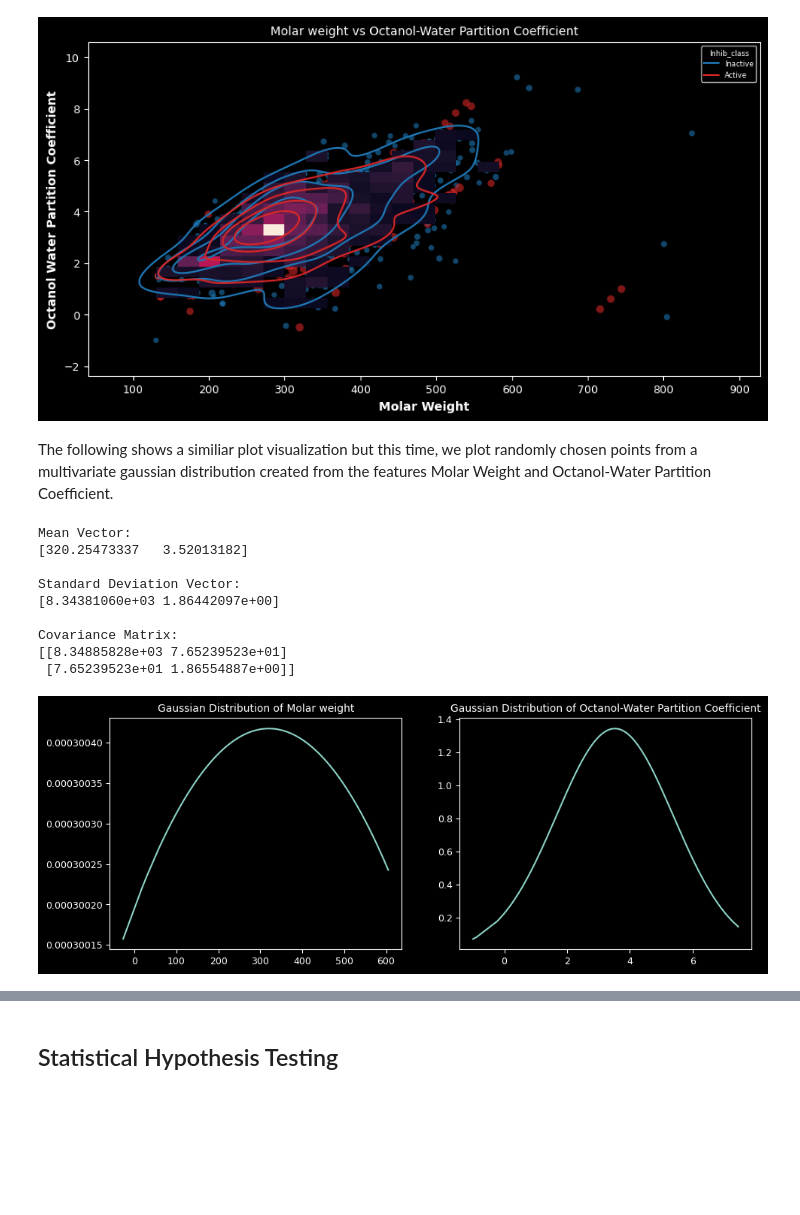
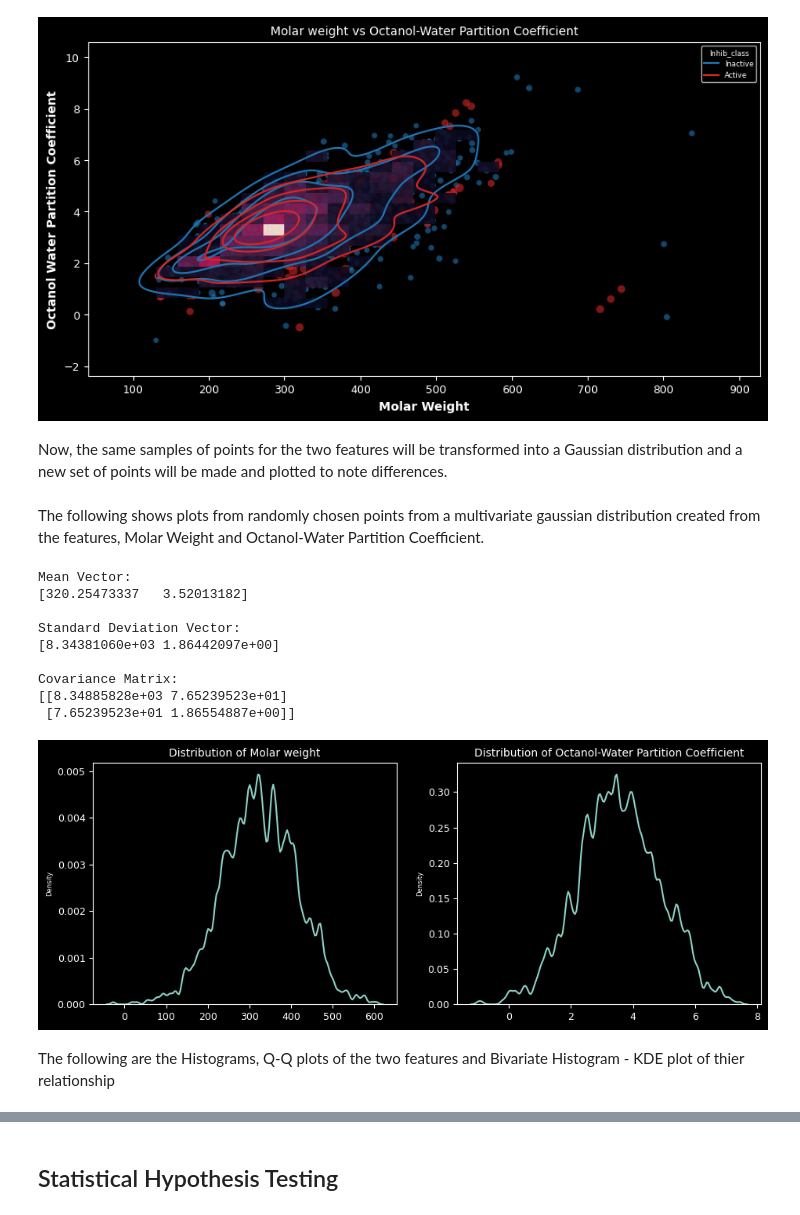
Before and after one commit to Diacod-I/BourneToKill, a Jupyter notebook: BioInfo.ipynb, the cells around one changed output, grey strips where cells are left out. Saved outputs shown, nothing was run; the diff lists cells and outputs as text; code cells hidden in the pictures; blank space fills up the shorter version.

```diff
--- a/BioInfo.ipynb
+++ b/BioInfo.ipynb
@@ -941,32 +989,36 @@ plt.title('Molar weight vs Octanol-Water Partition Coefficient',fontsize=10)
 plt.show()
 # %% [output]
 [figure]
+# %% [markdown]
+Now, the same samples of points for the two features will be transformed into a Gaussian distribution and a new set of points will be made and plotted to note differences.
 # %% [markdown]
-The following shows a similiar plot visualization but this time, we plot randomly chosen points from a multivariate gaussian distribution created from the features Molar Weight and Octanol-Water Partition Coefficient.
+The following shows plots from randomly chosen points from a multivariate gaussian distribution created from the features, Molar Weight and Octanol-Water Partition Coefficient.
 # %%
 mean=np.array(binary[['MW','LogP']].mean())
 stddev = np.array(((binary[['MW','LogP']]-mean)**2).sum()/len(binary))
 covs = np.cov(binary[['MW','LogP']].T)
 print(f"Mean Vector:\n{mean}\n")
 print(f"Standard Deviation Vector:\n{stddev}\n")
 print(f"Covariance Matrix:\n{covs}\n")
 rng = np.random.RandomState(0)
 x, y = rng.multivariate_normal(mean, covs, len(binary)).T
 gfig,gaxs = plt.subplots(1,2,figsize=(11,4))
-gaxs[0].plot(sorted(x),(1/stddev[0]*(math.sqrt(2*math.pi)))*np.exp((((sorted(x)-mean[0])/stddev[0])**2)*(-1/2)))
-gaxs[0].set_title('Gaussian Distribution of Molar weight',fontsize=10)
+sns.kdeplot(sorted(x),ax=gaxs[0], bw_adjust=.25)
+gaxs[0].set_title('Distribution of Molar weight',fontsize=10)
 gaxs[0].tick_params(labelsize=9)
-gaxs[1].plot(sorted(y),(1/stddev[1]*(math.sqrt(2*math.pi)))*np.exp((((sorted(y)-mean[1])/stddev[1])**2)*(-1/2)))
-gaxs[1].set_title('Gaussian Distribution of Octanol-Water Partition Coefficient',fontsize=10)
+sns.kdeplot(sorted(y),ax=gaxs[1], bw_adjust=.25)
+gaxs[1].set_title('Distribution of Octanol-Water Partition Coefficient',fontsize=10)
 gaxs[1].tick_params(labelsize=9)
 # %% [output]
 Mean Vector:
 [320.25473337   3.52013182]
 
 Standard Deviation Vector:
 [8.34381060e+03 1.86442097e+00]
 
 Covariance Matrix:
 [[8.34885828e+03 7.65239523e+01]
  [7.65239523e+01 1.86554887e+00]]
-[figure, old version]
+[figure, new version]
+# %% [markdown]
+The following are the Histograms, Q-Q plots of the two features and Bivariate Histogram - KDE plot of thier relationship
```
Also changed, not shown: parts of 18 cells of this notebook.
